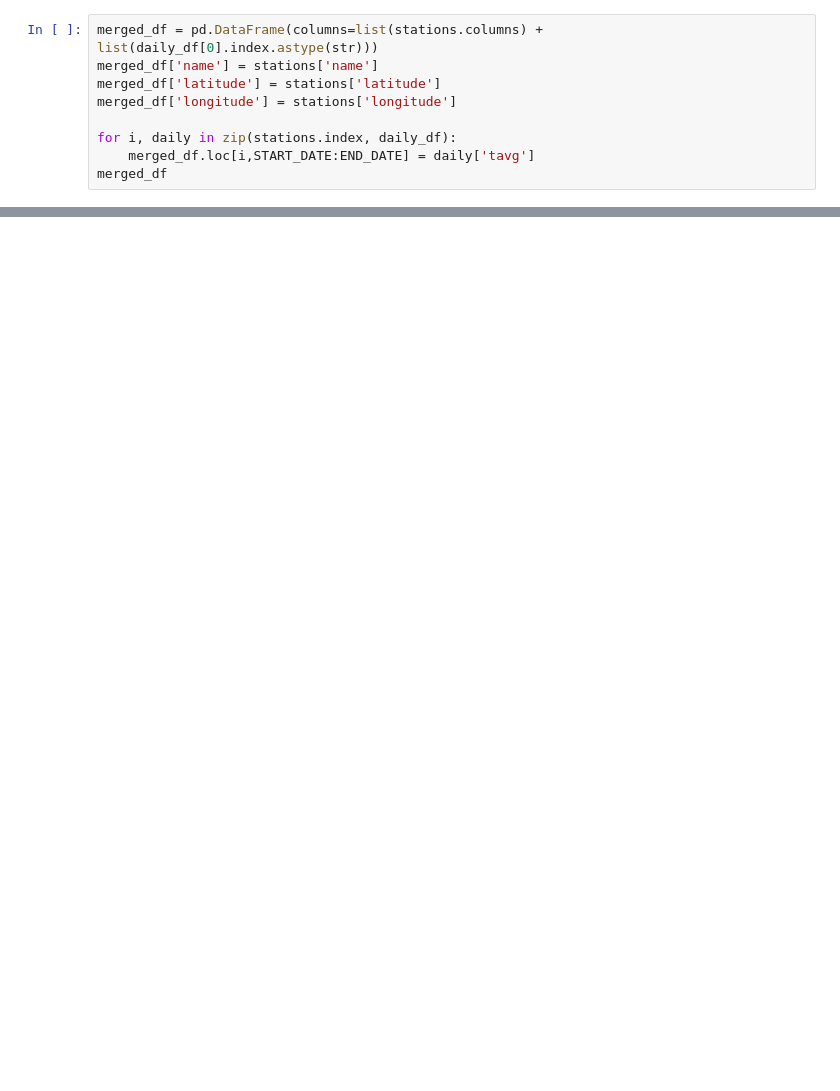
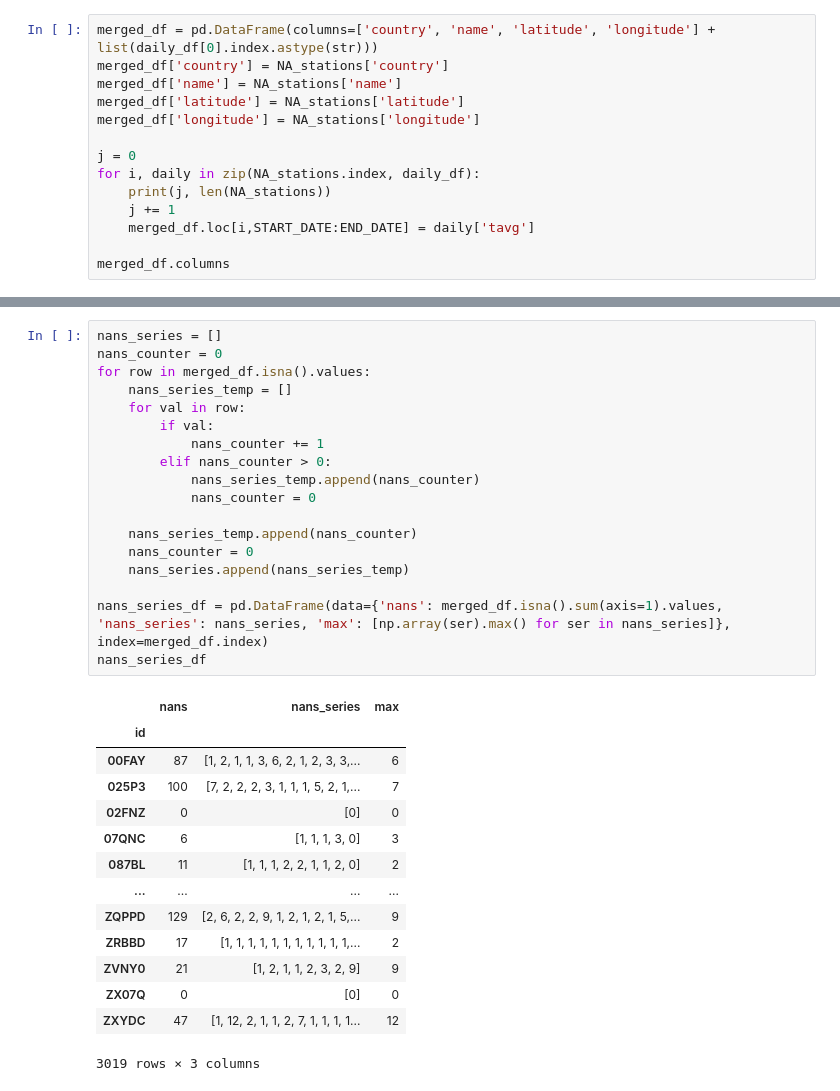
Before and after one commit to CALLmeDOMIN/Meterology-Data-Interpolation, a Jupyter notebook: main.ipynb, the cells around one changed output, grey strips where cells are left out. Cells and saved outputs as stored; diff of their text form; blank space fills up the shorter version.

```diff
--- a/main.ipynb
+++ b/main.ipynb
@@ -53,10 +66,15 @@ daily_df = [daily.fetch() for daily in daily_data]
 # %%
-merged_df = pd.DataFrame(columns=list(stations.columns) + list(daily_df[0].index.astype(str)))
-merged_df['name'] = stations['name']
-merged_df['latitude'] = stations['latitude']
-merged_df['longitude'] = stations['longitude']
+merged_df = pd.DataFrame(columns=['country', 'name', 'latitude', 'longitude'] + list(daily_df[0].index.astype(str)))
+merged_df['country'] = NA_stations['country']
+merged_df['name'] = NA_stations['name']
+merged_df['latitude'] = NA_stations['latitude']
+merged_df['longitude'] = NA_stations['longitude']
 
-for i, daily in zip(stations.index, daily_df):
+j = 0
+for i, daily in zip(NA_stations.index, daily_df):
+    print(j, len(NA_stations))
+    j += 1
     merged_df.loc[i,START_DATE:END_DATE] = daily['tavg']
-merged_df
+
+merged_df.columns
 # %% [output]
@@ -75,0 +104,33 @@ merged_df
+# %%
+nans_series = []
+nans_counter = 0
+for row in merged_df.isna().values:
+    nans_series_temp = []
+    for val in row:
+        if val:
+            nans_counter += 1
+        elif nans_counter > 0:
+            nans_series_temp.append(nans_counter)
+            nans_counter = 0
+
+    nans_series_temp.append(nans_counter)
+    nans_counter = 0
+    nans_series.append(nans_series_temp)
+
+nans_series_df = pd.DataFrame(data={'nans': merged_df.isna().sum(axis=1).values, 'nans_series': nans_series, 'max': [np.array(ser).max() for ser in nans_series]}, index=merged_df.index)
+nans_series_df
+# %% [output]
+|  | nans | nans_series | max |
+| id |  |  |  |
+| 00FAY | 87 | [1, 2, 1, 1, 3, 6, 2, 1, 2, 3, 3,... | 6 |
+| 025P3 | 100 | [7, 2, 2, 2, 3, 1, 1, 1, 5, 2, 1,... | 7 |
+| 02FNZ | 0 | [0] | 0 |
+| 07QNC | 6 | [1, 1, 1, 3, 0] | 3 |
+| 087BL | 11 | [1, 1, 1, 2, 2, 1, 1, 2, 0] | 2 |
+| ... | ... | ... | ... |
+| ZQPPD | 129 | [2, 6, 2, 2, 9, 1, 2, 1, 2, 1, 5,... | 9 |
+| ZRBBD | 17 | [1, 1, 1, 1, 1, 1, 1, 1, 1, 1, 1,... | 2 |
+| ZVNY0 | 21 | [1, 2, 1, 1, 2, 3, 2, 9] | 9 |
+| ZX07Q | 0 | [0] | 0 |
+| ZXYDC | 47 | [1, 12, 2, 1, 1, 2, 7, 1, 1, 1, 1... | 12 |
+3019 rows × 3 columns
```
Also changed, not shown: parts of 18 cells of this notebook.
